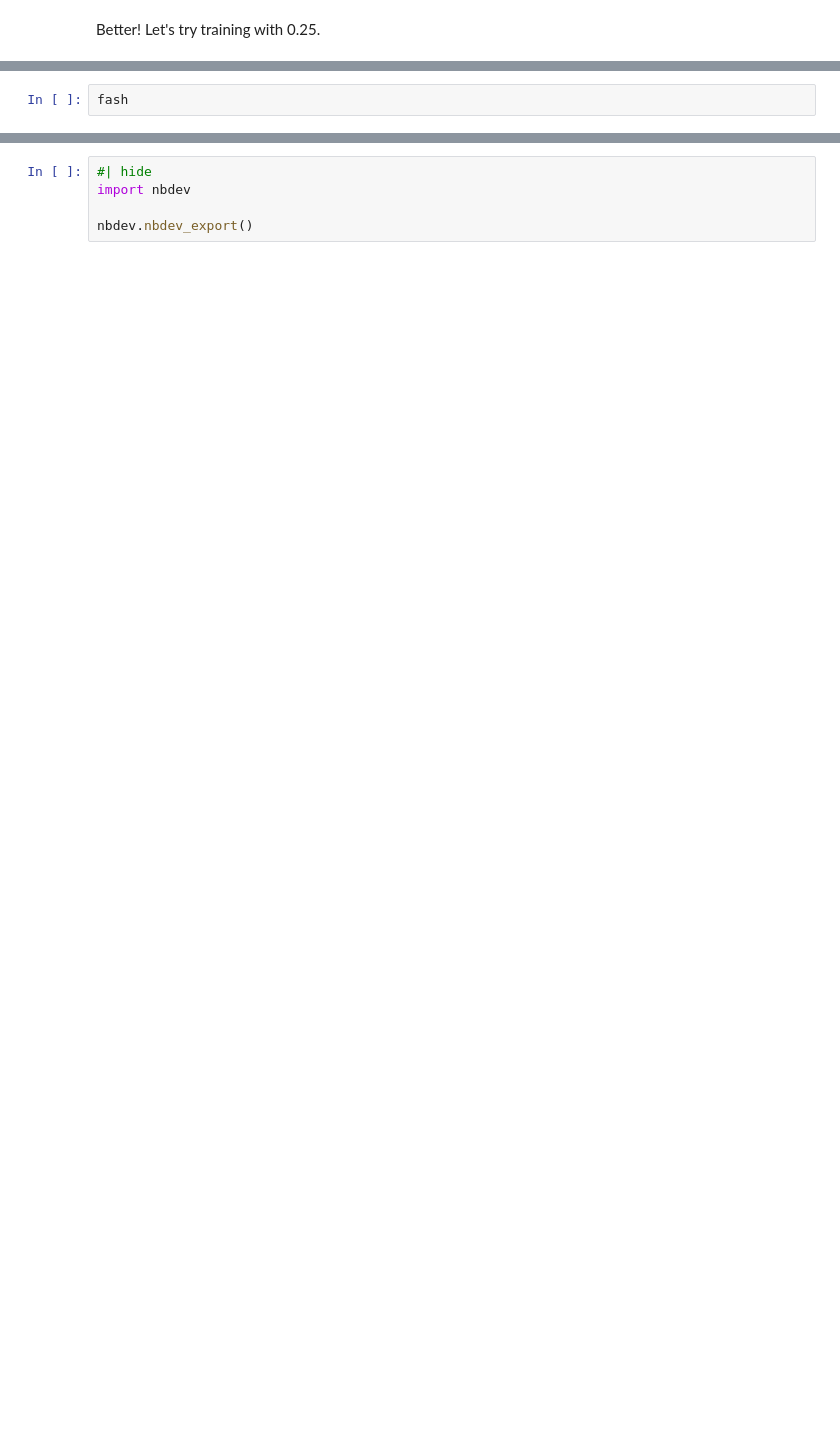
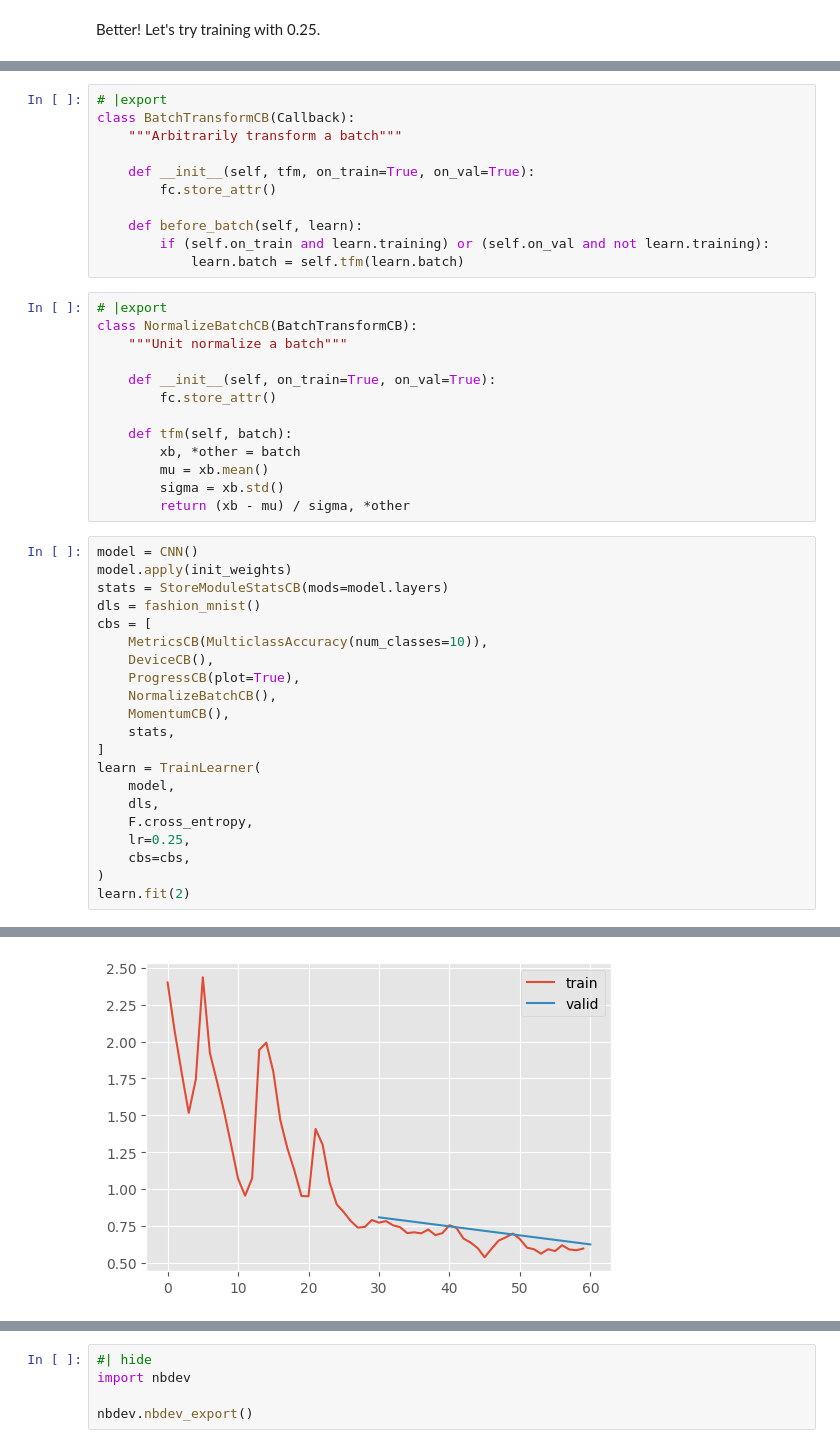
Before and after one commit to jeremyadamsfisher/SlowAI, a Jupyter notebook: nbs/10_initializations.ipynb, the cells around one changed output, grey strips where cells are left out. Cells and saved outputs as stored; diff of their text form; blank space fills up the shorter version.

```diff
--- a/nbs/10_initializations.ipynb
+++ b/nbs/10_initializations.ipynb
@@ -284,2 +350,46 @@ That's okay. Keep in mind, I didn't include momentum, like Jeremy; but I did glo
 # %%
-fash
+# |export
+class BatchTransformCB(Callback):
+    """Arbitrarily transform a batch"""
+
+    def __init__(self, tfm, on_train=True, on_val=True):
+        fc.store_attr()
+
+    def before_batch(self, learn):
+        if (self.on_train and learn.training) or (self.on_val and not learn.training):
+            learn.batch = self.tfm(learn.batch)
+# %%
+# |export
+class NormalizeBatchCB(BatchTransformCB):
+    """Unit normalize a batch"""
+
+    def __init__(self, on_train=True, on_val=True):
+        fc.store_attr()
+
+    def tfm(self, batch):
+        xb, *other = batch
+        mu = xb.mean()
+        sigma = xb.std()
+        return (xb - mu) / sigma, *other
+# %%
+model = CNN()
+model.apply(init_weights)
+stats = StoreModuleStatsCB(mods=model.layers)
+dls = fashion_mnist()
+cbs = [
+    MetricsCB(MulticlassAccuracy(num_classes=10)),
+    DeviceCB(),
+    ProgressCB(plot=True),
+    NormalizeBatchCB(),
+    MomentumCB(),
+    stats,
+]
+learn = TrainLearner(
+    model,
+    dls,
+    F.cross_entropy,
+    lr=0.25,
+    cbs=cbs,
+)
+learn.fit(2)
+# %% [output]
@@ -285,0 +401 @@ fash
+[figure, added]
```
Also changed, not shown: parts of 40 cells of this notebook, 3 other files.
